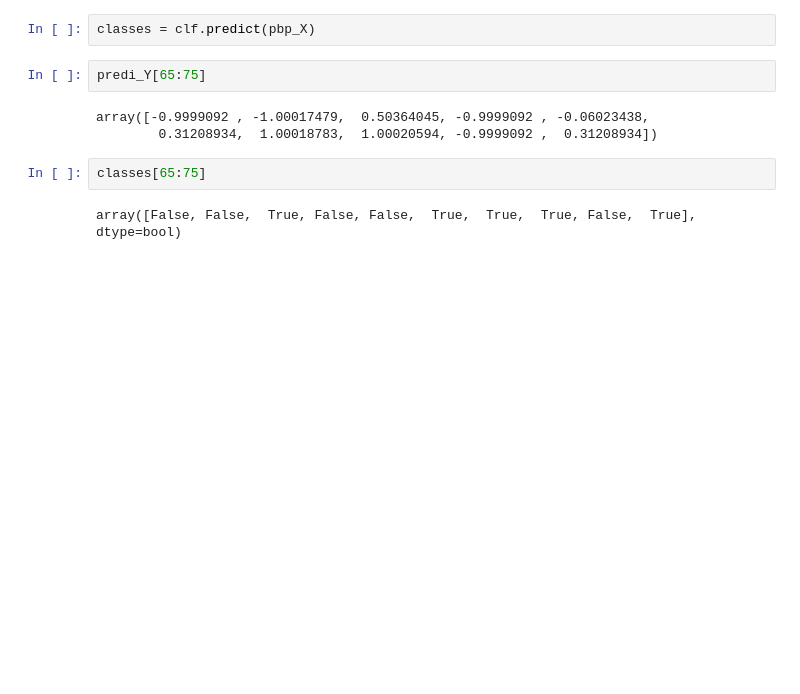
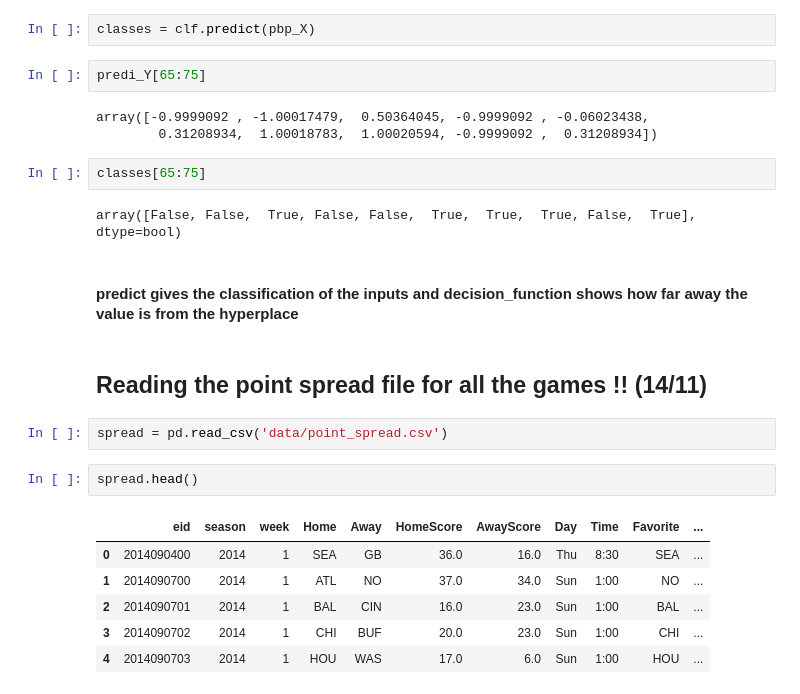
Before and after one commit to tyagi-iiitv/NFLLive, a Jupyter notebook: Evaluation Model.ipynb, the cells around one changed output. Drawn from its saved outputs; the diff is of its cells as text; blank space fills up the shorter version.

```diff
--- a/Evaluation Model.ipynb
+++ b/Evaluation Model.ipynb
@@ -85,3 +85,18 @@ array([-0.9999092 , -1.00017479,  0.50364045, -0.9999092 , -0.06023438,
 classes[65:75]
 # %% [output]
 array([False, False,  True, False, False,  True,  True,  True, False,  True], dtype=bool)
+# %% [markdown]
+#### predict gives the classification of the inputs and decision_function shows how far away the value is from the hyperplace
+# %% [markdown]
+## Reading the point spread file for all the games !! (14/11)
+# %%
+spread = pd.read_csv('data/point_spread.csv')
+# %%
+spread.head()
+# %% [output]
+|  | eid | season | week | Home | Away | HomeScore | AwayScore | Day | Time | Favorite | ... |
+| 0 | 2014090400 | 2014 | 1 | SEA | GB | 36.0 | 16.0 | Thu | 8:30 | SEA | ... |
+| 1 | 2014090700 | 2014 | 1 | ATL | NO | 37.0 | 34.0 | Sun | 1:00 | NO | ... |
+| 2 | 2014090701 | 2014 | 1 | BAL | CIN | 16.0 | 23.0 | Sun | 1:00 | BAL | ... |
+| 3 | 2014090702 | 2014 | 1 | CHI | BUF | 20.0 | 23.0 | Sun | 1:00 | CHI | ... |
+| 4 | 2014090703 | 2014 | 1 | HOU | WAS | 17.0 | 6.0 | Sun | 1:00 | HOU | ... |
```
Also changed, not shown: parts of 2 cells of this notebook.
